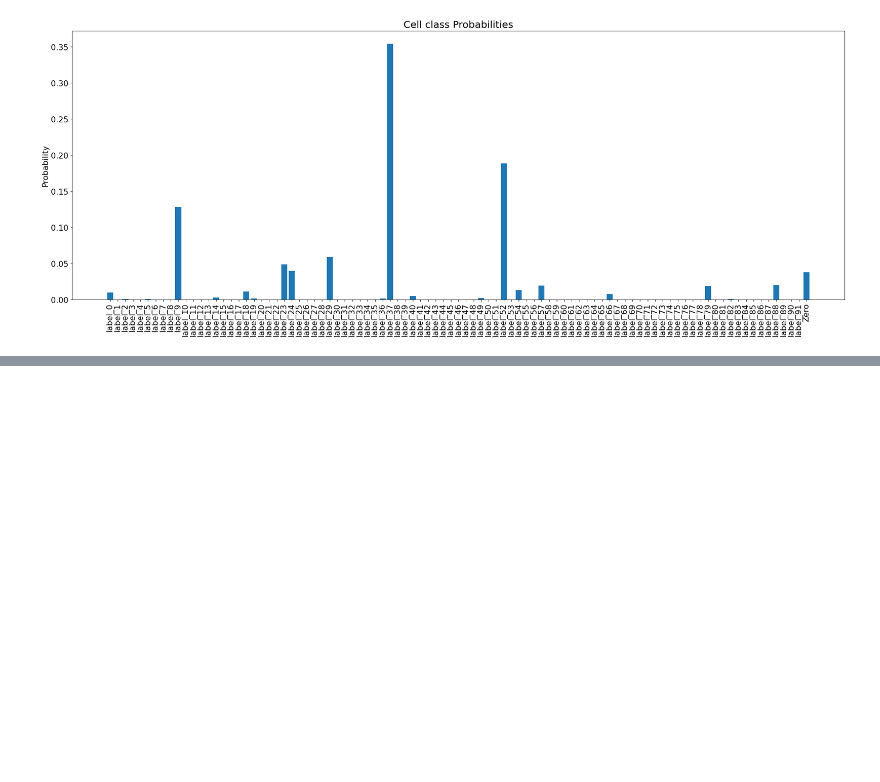
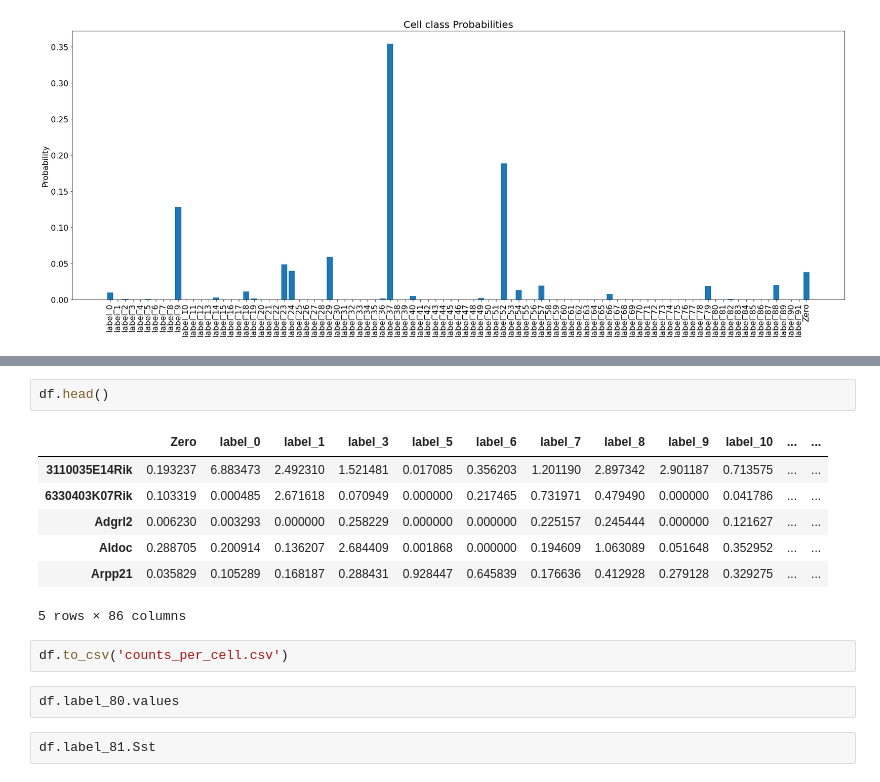
Before and after one commit to acycliq/ca1_no_single_cell_data, a Jupyter notebook: dashboard/data/summary.ipynb, the cells around one changed output, grey strips where cells are left out. Saved outputs shown, nothing was run; the diff lists cells and outputs as text; blank space fills up the shorter version.

```diff
--- a/dashboard/data/summary.ipynb
+++ b/dashboard/data/summary.ipynb
@@ -117,0 +143,16 @@ plt.savefig('cell_type_probs.png', bbox_inches = 'tight')
+# %%
+df.head()
+# %% [output]
+|  | Zero | label_0 | label_1 | label_3 | label_5 | label_6 | label_7 | label_8 | label_9 | label_10 | ... | ... |
+| 3110035E14Rik | 0.193237 | 6.883473 | 2.492310 | 1.521481 | 0.017085 | 0.356203 | 1.201190 | 2.897342 | 2.901187 | 0.713575 | ... | ... |
+| 6330403K07Rik | 0.103319 | 0.000485 | 2.671618 | 0.070949 | 0.000000 | 0.217465 | 0.731971 | 0.479490 | 0.000000 | 0.041786 | ... | ... |
+| Adgrl2 | 0.006230 | 0.003293 | 0.000000 | 0.258229 | 0.000000 | 0.000000 | 0.225157 | 0.245444 | 0.000000 | 0.121627 | ... | ... |
+| Aldoc | 0.288705 | 0.200914 | 0.136207 | 2.684409 | 0.001868 | 0.000000 | 0.194609 | 1.063089 | 0.051648 | 0.352952 | ... | ... |
+| Arpp21 | 0.035829 | 0.105289 | 0.168187 | 0.288431 | 0.928447 | 0.645839 | 0.176636 | 0.412928 | 0.279128 | 0.329275 | ... | ... |
+5 rows × 86 columns
+# %%
+df.to_csv('counts_per_cell.csv')
+# %%
+df.label_80.values
+# %%
+df.label_81.Sst
```
Also changed, not shown: parts of 6 cells of this notebook, 2 other files.
